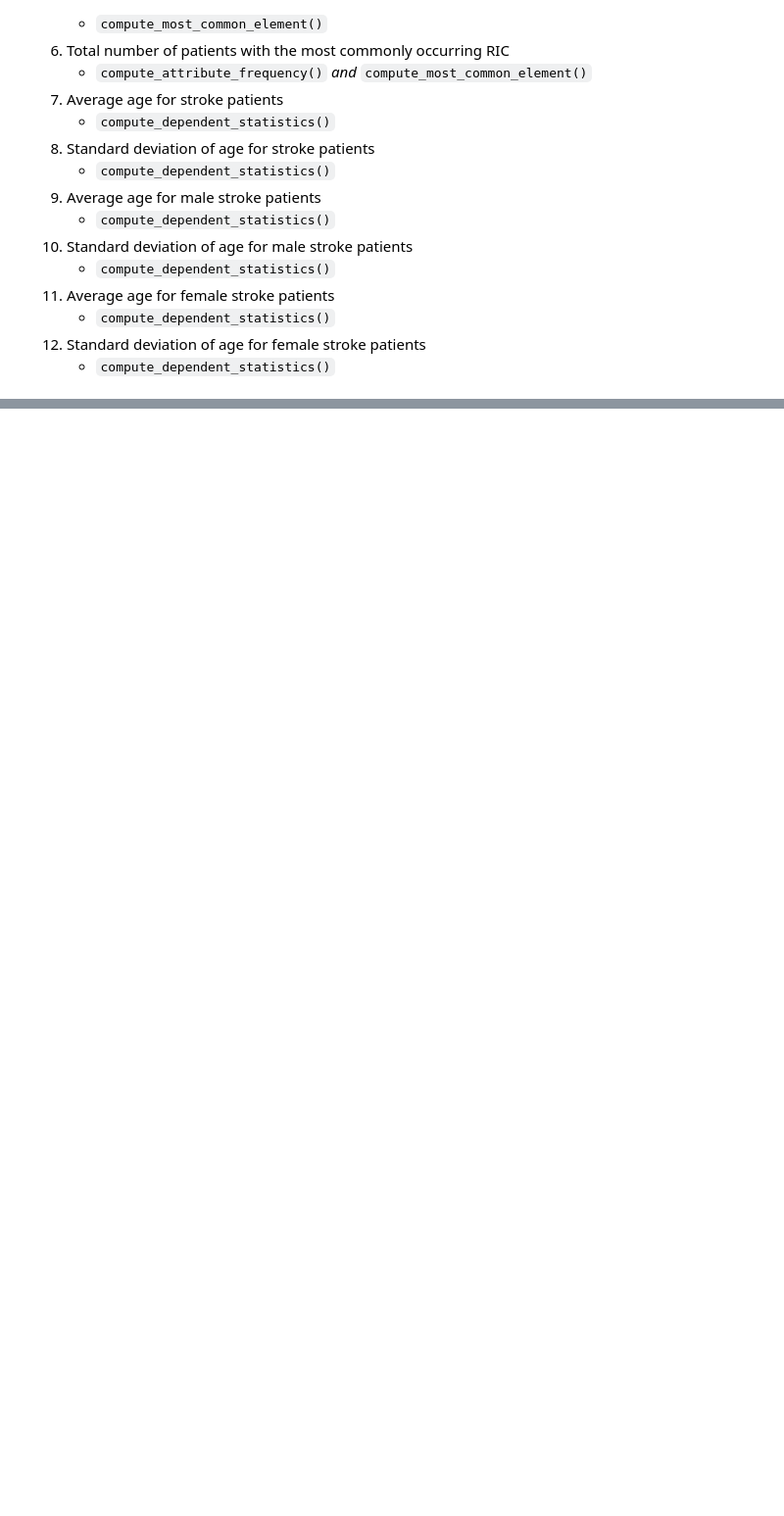
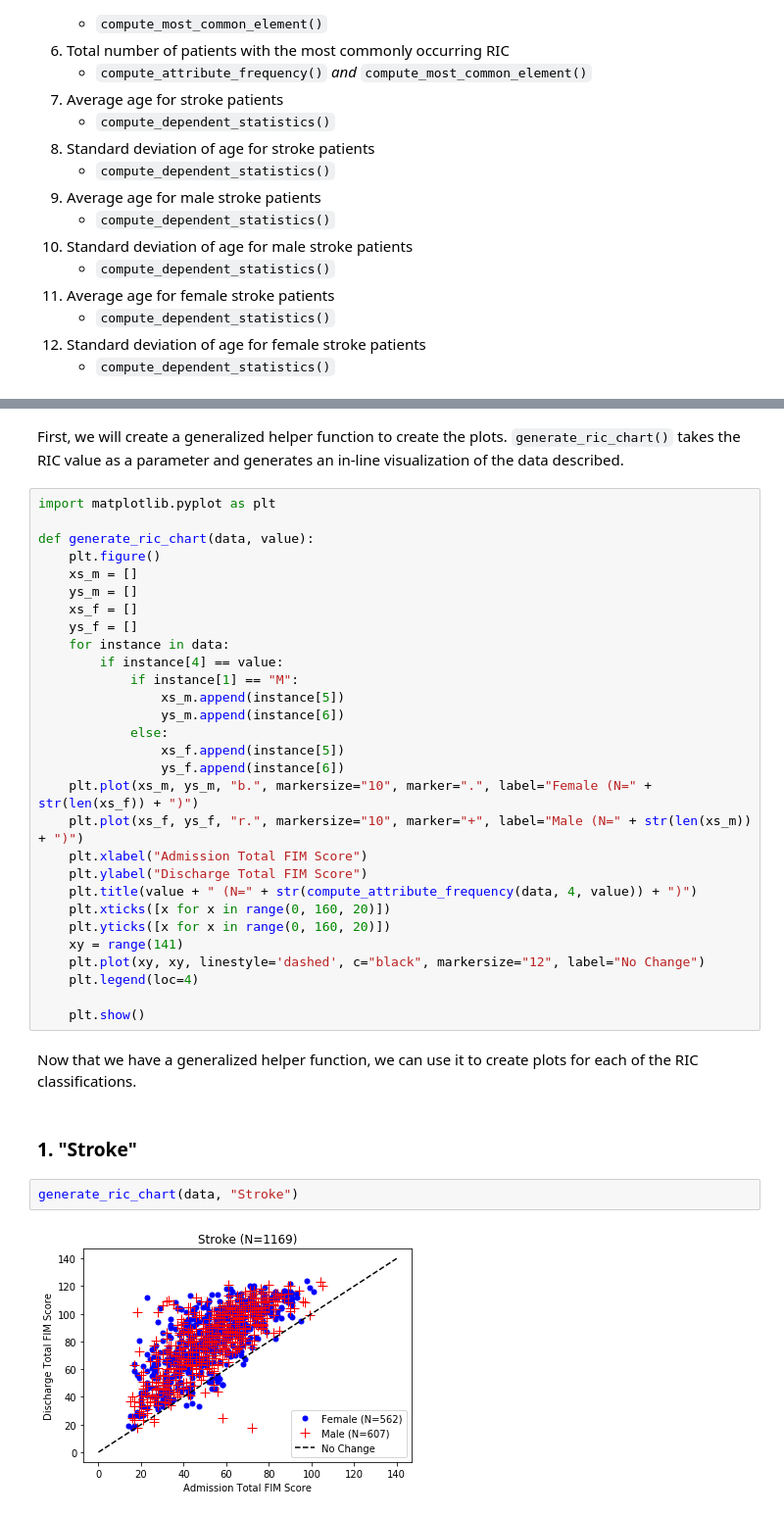
Before and after one commit to AItalo/Data_Mining_PA3, a Jupyter notebook: PA3.ipynb, the cells around one changed output, grey strips where cells are left out. Shown: that part at 98% size. Saved outputs shown, nothing was run; the diff lists cells and outputs as text; blank space fills up the shorter version.

Commit message:
Step 3 - Helper Function

```diff
--- a/PA3.ipynb
+++ b/PA3.ipynb
@@ -329,0 +326,39 @@ statistics
+# %% [markdown]
+First, we will create a generalized helper function to create the plots. `generate_ric_chart()` takes the RIC value as a parameter and generates an in-line visualization of the data described.
+# %%
+import matplotlib.pyplot as plt
+
+def generate_ric_chart(data, value):
+    plt.figure()
+    xs_m = []
+    ys_m = []
+    xs_f = []
+    ys_f = []
+    for instance in data:
+        if instance[4] == value:
+            if instance[1] == "M":
+                xs_m.append(instance[5])
+                ys_m.append(instance[6])
+            else:
+                xs_f.append(instance[5])
+                ys_f.append(instance[6])
+    plt.plot(xs_m, ys_m, "b.", markersize="10", marker=".", label="Female (N=" + str(len(xs_f)) + ")")
+    plt.plot(xs_f, ys_f, "r.", markersize="10", marker="+", label="Male (N=" + str(len(xs_m)) + ")")
+    plt.xlabel("Admission Total FIM Score")
+    plt.ylabel("Discharge Total FIM Score")
+    plt.title(value + " (N=" + str(compute_attribute_frequency(data, 4, value)) + ")")
+    plt.xticks([x for x in range(0, 160, 20)])
+    plt.yticks([x for x in range(0, 160, 20)])
+    xy = range(141)
+    plt.plot(xy, xy, linestyle='dashed', c="black", markersize="12", label="No Change")
+    plt.legend(loc=4)
+
+    plt.show()
+# %% [markdown]
+Now that we have a generalized helper function, we can use it to create plots for each of the RIC classifications.
+# %% [markdown]
+### 1. "Stroke"
+# %%
+generate_ric_chart(data, "Stroke")
+# %% [output]
+[figure, added]
```
Also changed, not shown: parts of 8 cells of this notebook.
